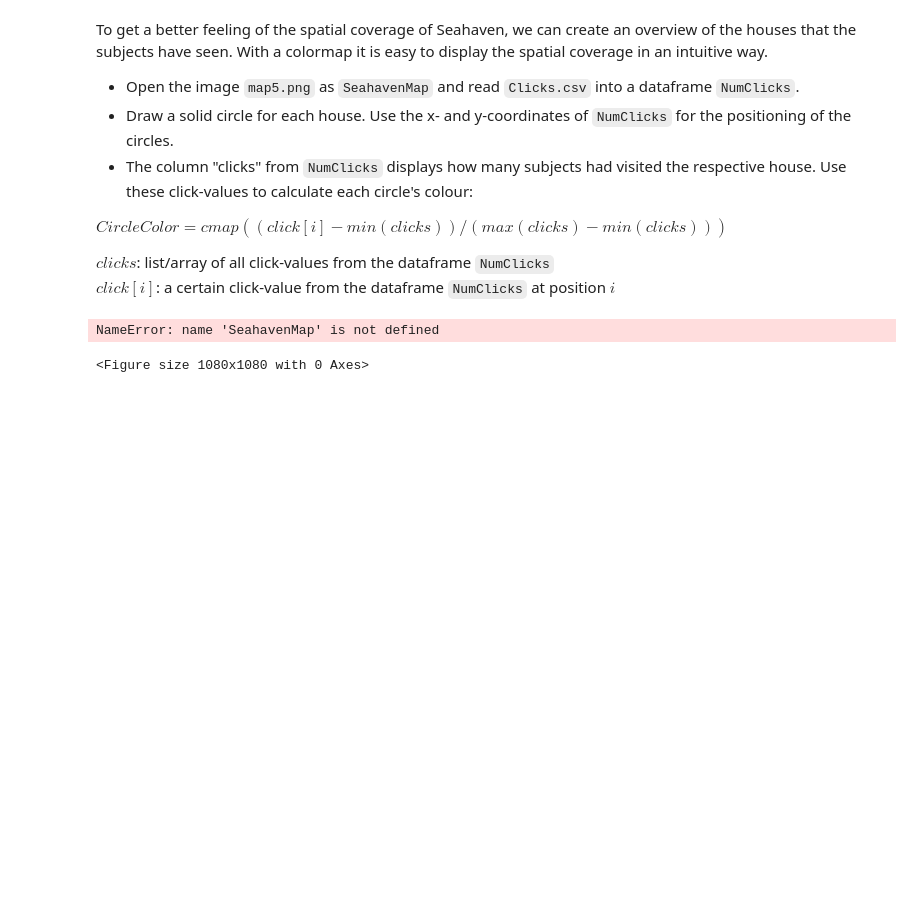
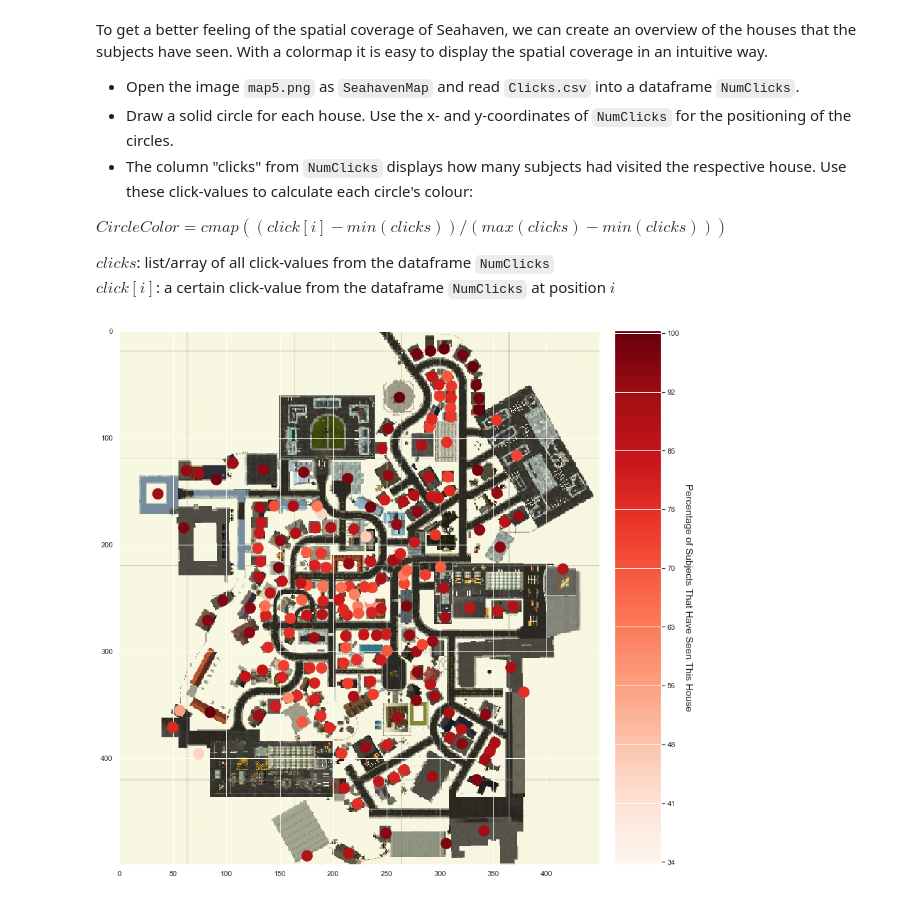
Before and after one commit to NBP-ACC/week-6-acc_01, a Jupyter notebook: sheet04.ipynb, the cells around one changed output. Drawn from its saved outputs; the diff is of its cells as text; code cells hidden in the pictures; blank space fills up the shorter version.

````diff
--- a/sheet04.ipynb
+++ b/sheet04.ipynb
@@ -387,33 +388,40 @@
 $click[i]$: a certain click-value from the dataframe ```NumClicks``` at position $i$
 # %%
 # open the files and extract the necessary data
-# TODO
+SeahavenMap = Image.open('Data/map5.png')
+NumClicks = pd.read_csv('Data/Clicks.csv')
 
+x = NumClicks['x'].tolist()
+y = NumClicks['y'].tolist()
+clicks = NumClicks['clicks'].tolist()
 
 # set everything up to display the Seahaven Map
 fig = plt.figure(figsize=(15,15))
 SeahavenMap = SeahavenMap.resize((450,500))
 ax = plt.subplot2grid((10, 10), (0, 0), colspan=9,rowspan=10)
 plt.imshow(SeahavenMap, aspect = 'equal')
 
 # choose a colormap for the circles that display the houses
 cmap = plt.cm.get_cmap('Reds')
 
 # draw the circles and give them the right color (using the given colormap)
-# TODO
-
+# copy-pasting from uploaded solution
+for i in range(len(clicks)):
+    click = clicks[i]
+    rgba = cmap((click-min(clicks))/(max(clicks)-min(clicks)))
+    p1 = mpatches.Circle((x[i],y[i]), radius=5, color=(rgba))
+    ax.add_patch(p1)
 
 # set everything up to display the Colormap / legend for the circle's colors
 a=np.outer(np.arange(0,1,0.01),np.ones(3))
 ax2 = plt.subplot2grid((10, 10), (0, 9),rowspan=10)
 plt.imshow(a,aspect='auto',cmap='Reds',origin="lower")
 ax2.get_xaxis().set_ticks([])
 ax2.get_yaxis().set_ticks(np.linspace(0,99,10))
 ax2.get_yaxis().set_ticklabels(np.linspace((min(clicks)/64)*100,(max(clicks)/64)*100,10,dtype=int))
 ax2.yaxis.tick_right()
 ax2.set_ylabel("Percentage of Subjects That Have Seen This House",rotation=270, fontsize=15, labelpad=20)
 ax2.yaxis.set_label_position("right")
 plt.show()
 # %% [output]
-NameError: name 'SeahavenMap' is not defined
-<Figure size 1080x1080 with 0 Axes>
+[figure, added]
````
Also changed, not shown: parts of 1 cell of this notebook.
